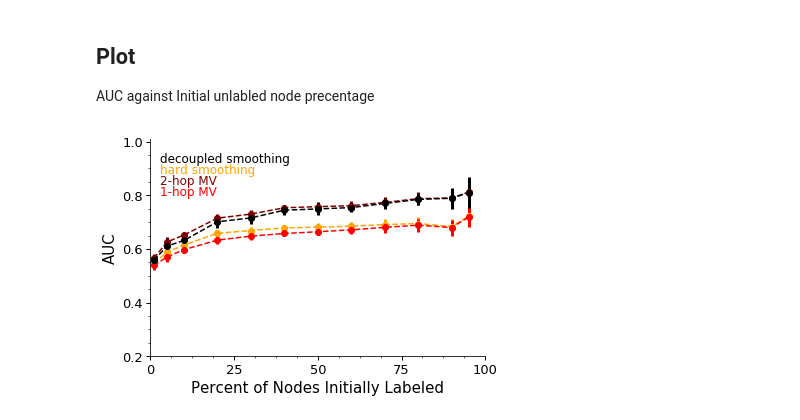
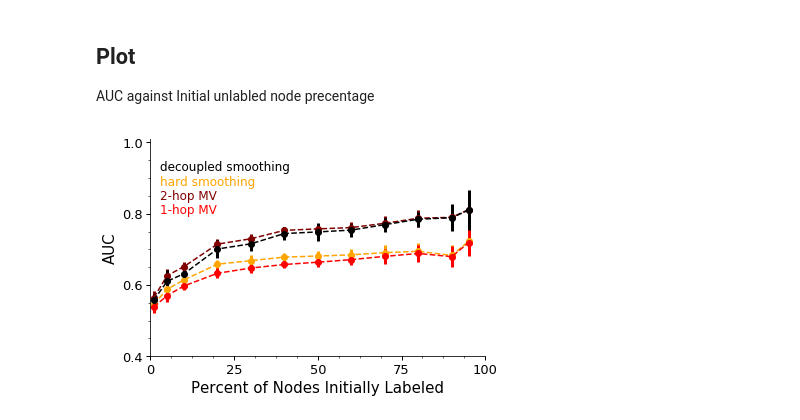
Before and after one commit to YatongChen/decoupled_smoothing_on_graphs, a Jupyter notebook: code/decouple_smoothing(compared with other methods)/decoupled_smoothing_VS_others-Swarthmore.ipynb, the cells around one changed output. Saved outputs shown, nothing was run; the diff lists cells and outputs as text; code cells hidden in the pictures.

```diff
--- a/code/decouple_smoothing(compared with other methods)/decoupled_smoothing_VS_others-Swarthmore.ipynb
+++ b/code/decouple_smoothing(compared with other methods)/decoupled_smoothing_VS_others-Swarthmore.ipynb
@@ -289,33 +289,33 @@ for i in range(4):
         grid[i].set_ylim(0.3,1.1)
         grid[i].set_xlim(0,101)
 
         grid[i].annotate('1-hop MV', xy=(3, 0.80),
                  color='red', alpha=1, size=12)
         grid[i].annotate('2-hop MV', xy=(3, 0.84),
                  color='maroon', alpha=1, size=12)
         grid[i].annotate('hard smoothing', xy=(3, 0.88),
                  color='orange', alpha=1, size=12)
 
         grid[i].annotate('decoupled smoothing', xy=(3, 0.92),
                  color='black', alpha=1, size=12)
 
 
 
-        grid[i].set_ylim(0.25,1.01)
+        grid[i].set_ylim(0.4,1.01)
         grid[i].set_xlim(0,100)
 
         grid[i].spines['right'].set_visible(False)
         grid[i].spines['top'].set_visible(False)
         grid[i].tick_params(axis='both', which='major', labelsize=13)
         grid[i].tick_params(axis='both', which='minor', labelsize=13)
         grid[i].set_xlabel('Percent of Nodes Initially Labeled').set_fontsize(15)
         grid[i].set_ylabel('AUC').set_fontsize(15)
 
 grid[0].set_xticks([0,25, 50, 75, 100])
-grid[0].set_yticks([0.2, 0.4,0.6,0.8,1])
+grid[0].set_yticks([0.4,0.6,0.8,1])
 
 
 grid[0].minorticks_on()
 grid[0].tick_params('both', length=4, width=1, which='major', left=1, bottom=1, top=0, right=0)
 # %% [output]
-[figure, old version]
+[figure, new version]
```
Also changed, not shown: 1 other file.
